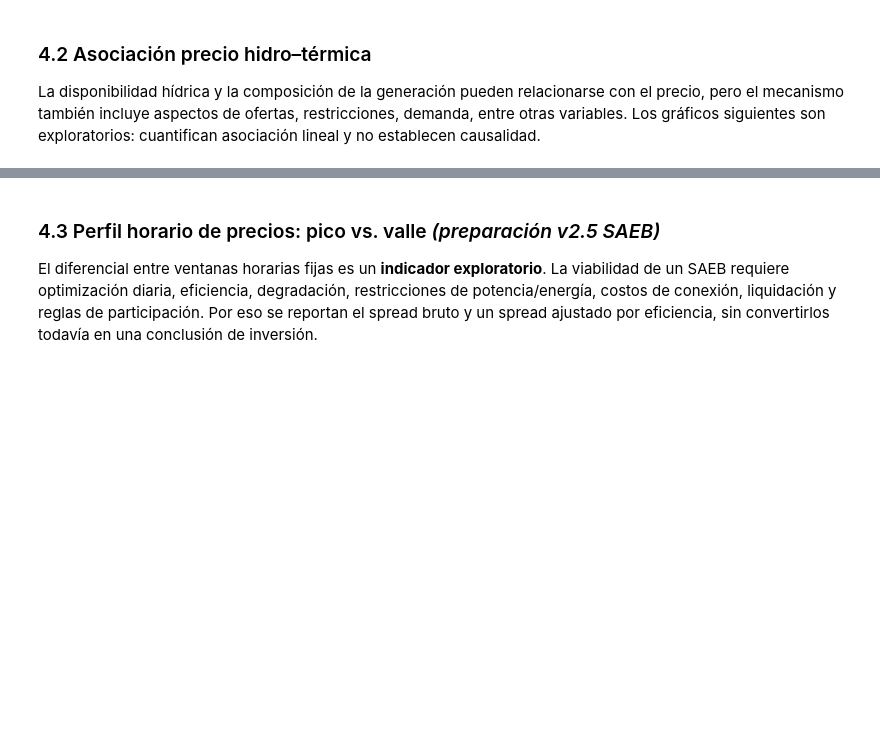
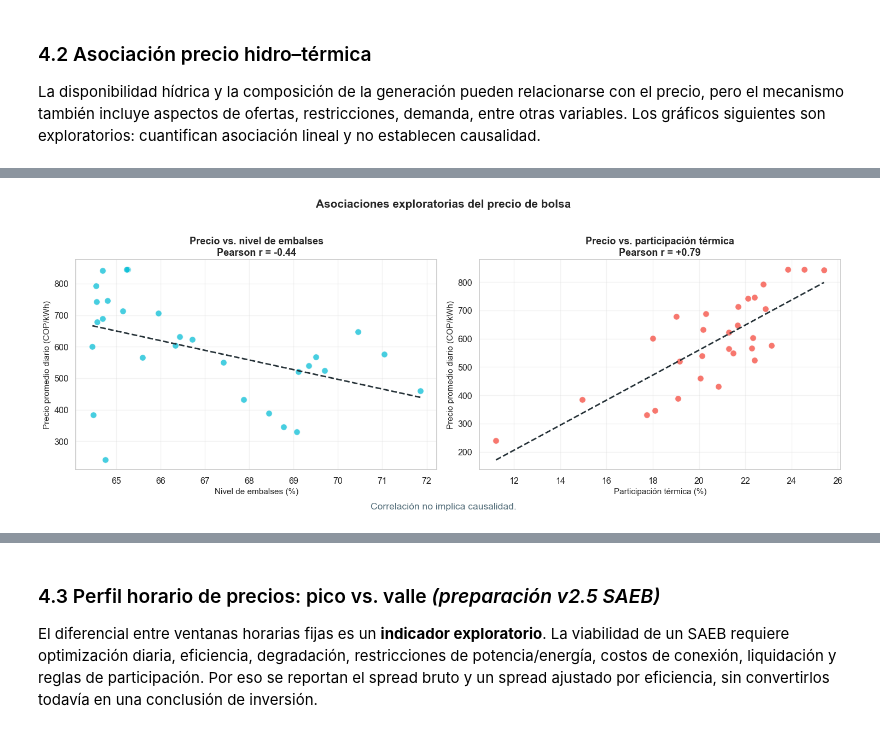
Before and after one commit to mffajardor/solar-generation-colombia-dash, a Jupyter notebook: notebooks/02_serie_tiempo_balance_v2.ipynb, the cells around one changed output, grey strips where cells are left out. Cells and saved outputs as stored; diff of their text form; code cells hidden in the pictures; blank space fills up the shorter version.

```diff
--- a/notebooks/02_serie_tiempo_balance_v2.ipynb
+++ b/notebooks/02_serie_tiempo_balance_v2.ipynb
@@ -1304,0 +1254,94 @@ if fig2: plt.show()
+# %%
+def _tendencia_valida(ax, x: pd.Series, y: pd.Series, color: str) -> float | None:
+    """Dibuja una tendencia lineal cuando existen datos y variación suficientes."""
+    limpio = pd.DataFrame({"x": x, "y": y}).replace([np.inf, -np.inf], np.nan).dropna()
+    if len(limpio) < 3 or limpio["x"].nunique() < 2 or limpio["y"].nunique() < 2:
+        ax.text(0.03, 0.95, "Datos insuficientes para tendencia",
+                transform=ax.transAxes, va="top")
+        return None
+    pendiente, intercepto = np.polyfit(limpio["x"], limpio["y"], 1)
+    eje_x = np.linspace(limpio["x"].min(), limpio["x"].max(), 100)
+    ax.plot(eje_x, pendiente * eje_x + intercepto,
+            color=color, linewidth=2, linestyle="--")
+    return limpio["x"].corr(limpio["y"])
+
+
+def _configurar_scatter_correlacion(
+    ax,
+    df: pd.DataFrame,
+    x: str,
+    y: str,
+    color: str,
+    titulo: str,
+    xlabel: str,
+) -> float | None:
+    """Aplica el mismo estilo y validaciones a todos los scatters de correlación."""
+    limpio = df[[x, y]].replace([np.inf, -np.inf], np.nan).dropna()
+    if limpio.empty:
+        ax.text(0.5, 0.5, "Datos no disponibles",
+                transform=ax.transAxes, ha="center", va="center")
+        ax.set_title(titulo)
+        return None
+    ax.scatter(limpio[x], limpio[y], alpha=0.72, s=70, color=color,
+               edgecolor="white", linewidth=0.8)
+    correlacion = _tendencia_valida(ax, limpio[x], limpio[y], "#263238")
+    sufijo = f"\nPearson r = {correlacion:+.2f}" if correlacion is not None else ""
+    ax.set_title(titulo + sufijo, fontweight="bold")
+    ax.set_xlabel(xlabel)
+    ax.set_ylabel("Precio promedio diario (COP/kWh)")
+    ax.yaxis.set_major_formatter(mticker.FuncFormatter(lambda valor, _: f"{valor:,.0f}"))
+    ax.grid(alpha=0.22)
+    return correlacion
+
+
+def graficar_correlacion_precio(
+    resumen_diario: pd.DataFrame,
+    guardar: bool = True,
+) -> plt.Figure | None:
+    """Mantiene la figura unificada para facilitar la comparación entre paneles."""
+    requeridas = {"Precio_Prom_COP", "Nivel_Embalses_Pct"}
+    if resumen_diario.empty or not requeridas.issubset(resumen_diario.columns):
+        print("⚠️  Faltan columnas para correlación precio–embalses.")
+        return None
+
+    datos = resumen_diario.copy()
+    tiene_termica = (
+        "Participacion_Termica_pct" in datos
+        and datos["Participacion_Termica_pct"].notna().any()
+    )
+    columnas = 2 if tiene_termica else 1
+    fig, axes = plt.subplots(1, columnas, figsize=(15 if tiene_termica else 8, 5.5))
+    axes = np.atleast_1d(axes)
+
+    _configurar_scatter_correlacion(
+        axes[0], datos, "Nivel_Embalses_Pct", "Precio_Prom_COP",
+        COLORES_METRICA["embalses"], "Precio vs. nivel de embalses",
+        "Nivel de embalses (%)",
+    )
+    if tiene_termica:
+        _configurar_scatter_correlacion(
+            axes[1], datos, "Participacion_Termica_pct", "Precio_Prom_COP",
+            COLORES_TECNO["TERMICA"], "Precio vs. participación térmica",
+            "Participación térmica (%)",
+        )
+
+    fig.suptitle(
+        "Asociaciones exploratorias del precio de bolsa",
+        fontsize=15, fontweight="bold", y=1.02,
+    )
+    fig.text(0.5, -0.01, "Correlación no implica causalidad.",
+             ha="center", color="#546E7A")
+    plt.tight_layout()
+    if guardar:
+        ruta = FIG_DIR / f"fig_v2_04_correlacion_precio_{ETIQUETA_PERIODO}.png"
+        fig.savefig(ruta, dpi=160, bbox_inches="tight")
+        print(f"💾 Figura guardada: {ruta.name}")
+    return fig
+
+
+fig_correlacion_unificada = graficar_correlacion_precio(
+    tablas.get("resumen_diario", pd.DataFrame())
+)
+if fig_correlacion_unificada:
+    plt.show()
+# %% [output]
@@ -1304,0 +1349 @@ if fig2: plt.show()
+[figure, added]
```
Also changed, not shown: parts of 67 cells of this notebook, 2 other files.
